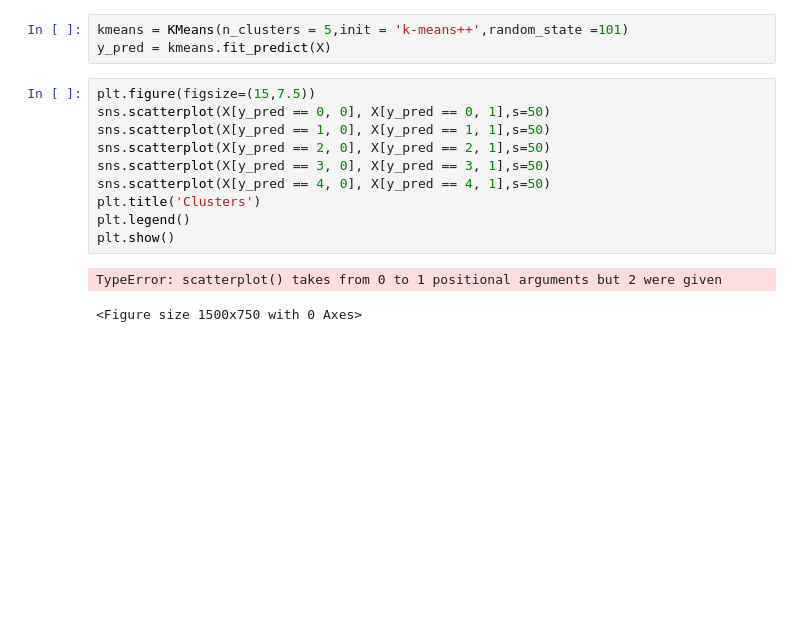
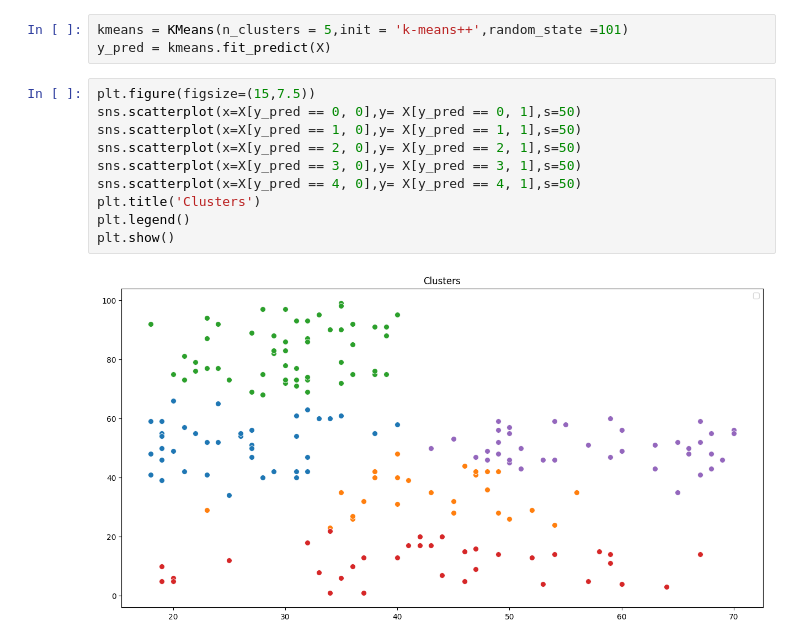
Before and after one commit to Chirag6525/K-Means-Grouping-Mall-Customer, a Jupyter notebook: K_Means.ipynb, the cells around one changed output. Drawn from its saved outputs; the diff is of its cells as text; blank space fills up the shorter version.

Commit message:
Cluster Point Visual

```diff
--- a/K_Means.ipynb
+++ b/K_Means.ipynb
@@ -56,14 +56,13 @@ kmeans = KMeans(n_clusters = 5,init = 'k-means++',random_state =101)
 y_pred = kmeans.fit_predict(X)
 # %%
 plt.figure(figsize=(15,7.5))
-sns.scatterplot(X[y_pred == 0, 0], X[y_pred == 0, 1],s=50)
-sns.scatterplot(X[y_pred == 1, 0], X[y_pred == 1, 1],s=50)
-sns.scatterplot(X[y_pred == 2, 0], X[y_pred == 2, 1],s=50)
-sns.scatterplot(X[y_pred == 3, 0], X[y_pred == 3, 1],s=50)
-sns.scatterplot(X[y_pred == 4, 0], X[y_pred == 4, 1],s=50)
+sns.scatterplot(x=X[y_pred == 0, 0],y= X[y_pred == 0, 1],s=50)
+sns.scatterplot(x=X[y_pred == 1, 0],y= X[y_pred == 1, 1],s=50)
+sns.scatterplot(x=X[y_pred == 2, 0],y= X[y_pred == 2, 1],s=50)
+sns.scatterplot(x=X[y_pred == 3, 0],y= X[y_pred == 3, 1],s=50)
+sns.scatterplot(x=X[y_pred == 4, 0],y= X[y_pred == 4, 1],s=50)
 plt.title('Clusters')
 plt.legend()
 plt.show()
 # %% [output]
-TypeError: scatterplot() takes from 0 to 1 positional arguments but 2 were given
-<Figure size 1500x750 with 0 Axes>
+[figure, added]
```
Also changed, not shown: parts of 1 cell of this notebook.
